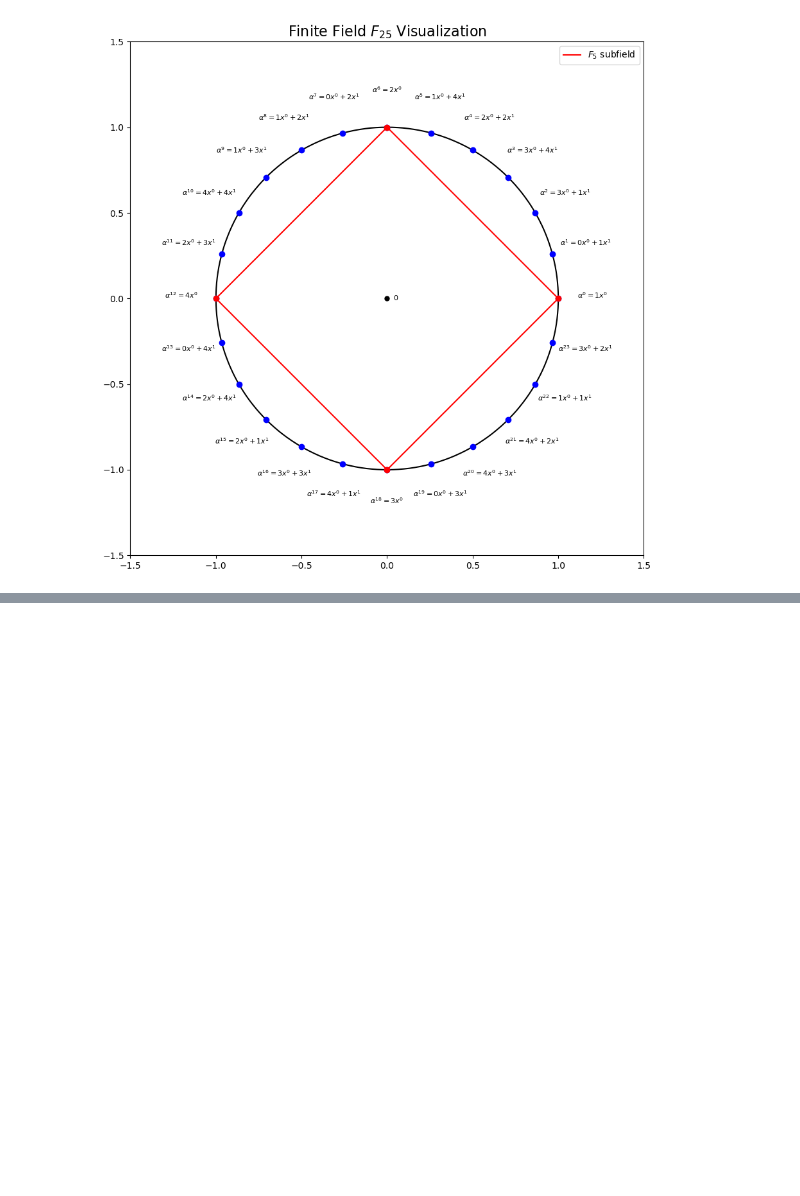
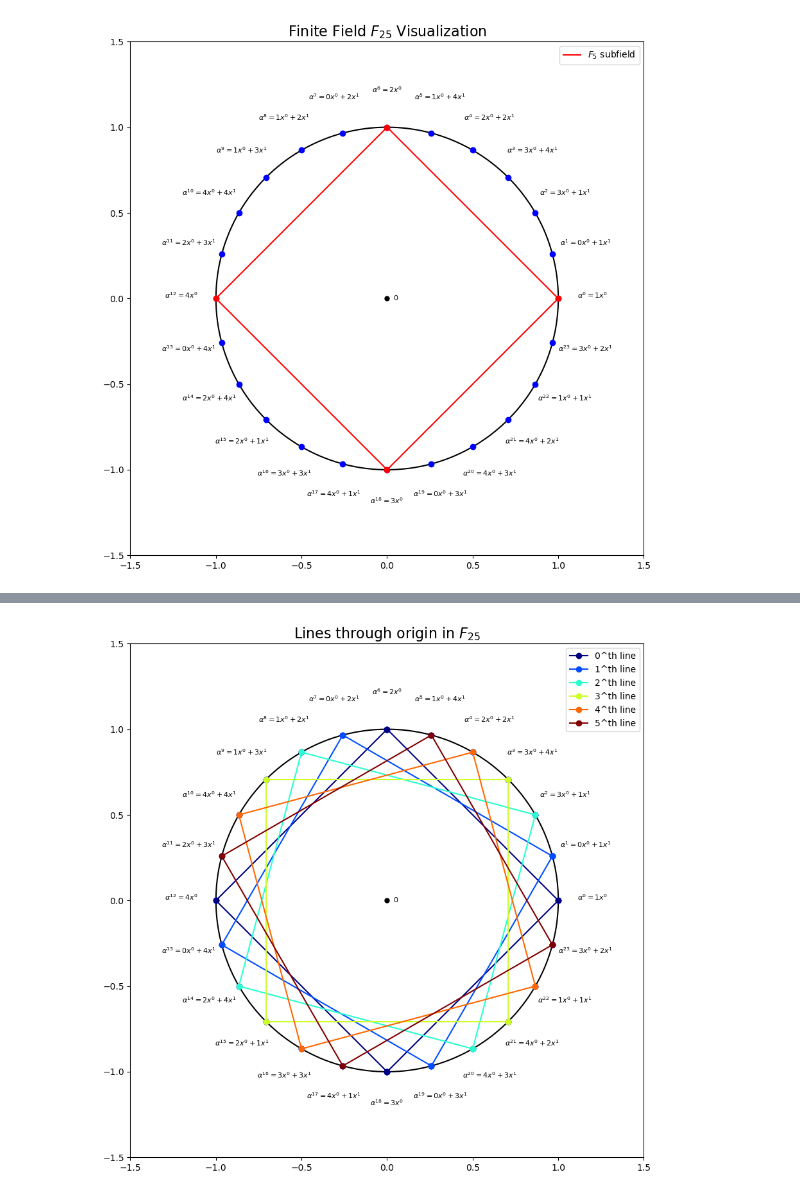
Before and after one commit to jacksonwalters/viz, a Jupyter notebook: finite_field/finite_field_visualization.ipynb, the cells around one changed output, grey strips where cells are left out. Saved outputs shown, nothing was run; the diff lists cells and outputs as text; code cells hidden in the pictures; blank space fills up the shorter version.

```diff
--- a/finite_field/finite_field_visualization.ipynb
+++ b/finite_field/finite_field_visualization.ipynb
@@ -148,0 +204,4 @@ def plot_projective_space_finite_field(q):
+# %%
+plot_projective_line_finite_field(5**2, output_filename=f"images/lines_through_origin_finite_field_{5**2}.jpeg")
+# %% [output]
+[figure, added]
```
Also changed, not shown: parts of 3 cells of this notebook, 4 other files.
